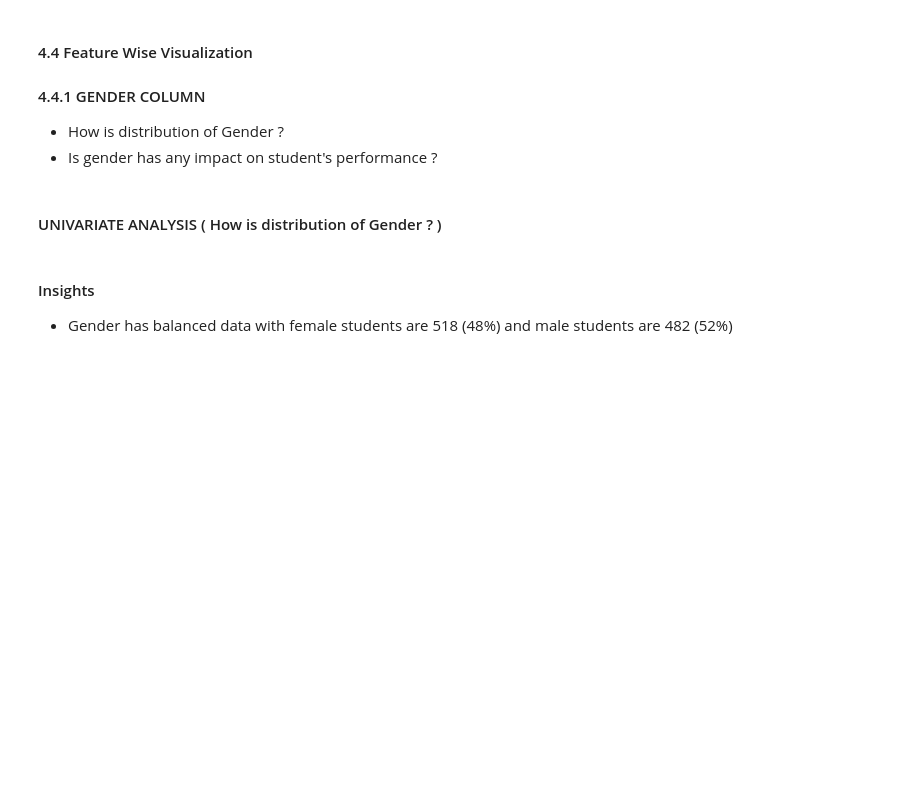
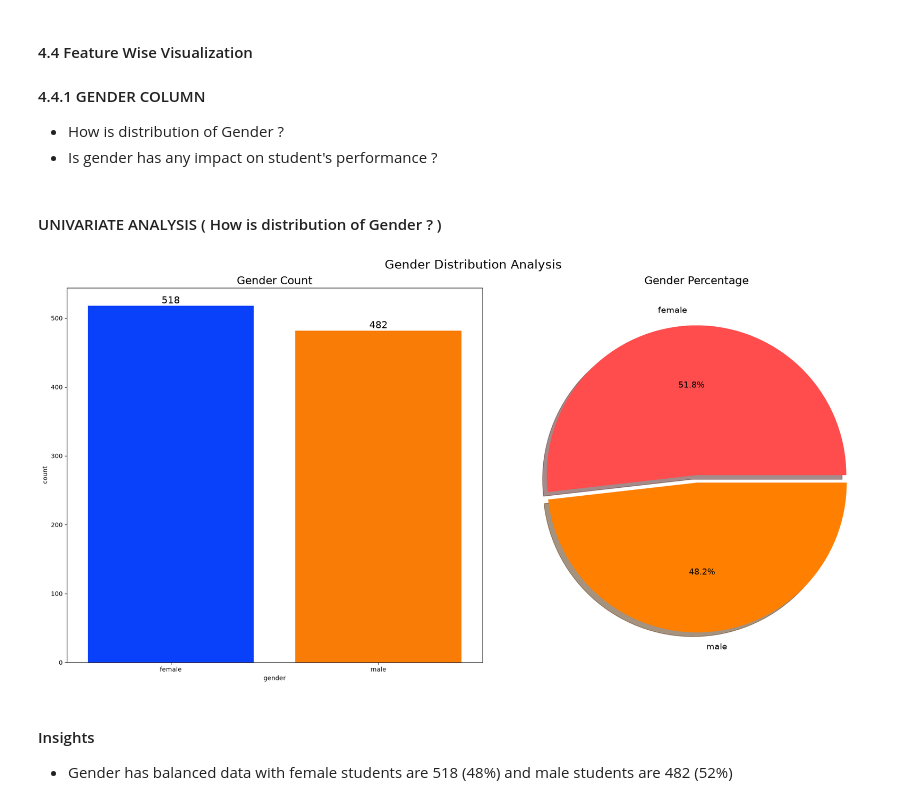
Before and after one commit to fiorellatrigo/mlproject, a Jupyter notebook: notebook/1 . EDA STUDENT PERFORMANCE .ipynb, the cells around one changed output. Cells and saved outputs as stored; diff of their text form; code cells hidden in the pictures; blank space fills up the shorter version.

```diff
--- a/notebook/1 . EDA STUDENT PERFORMANCE .ipynb
+++ b/notebook/1 . EDA STUDENT PERFORMANCE .ipynb
@@ -446,13 +425,32 @@ plt.show()
 # %% [markdown]
 #### UNIVARIATE ANALYSIS ( How is distribution of Gender ? )
 # %%
-f,ax=plt.subplots(1,2,figsize=(20,10))
-sns.countplot(x=df['gender'],data=df,palette ='bright',ax=ax[0],saturation=0.95)
-for container in ax[0].containers:
-    ax[0].bar_label(container,color='black',size=20)
+fig, axs = plt.subplots(1, 2, figsize=(20, 10))
 
-plt.pie(x=df['gender'].value_counts(),labels=['Male','Female'],explode=[0,0.1],autopct='%1.1f%%',shadow=True,colors=['#ff4d4d','#ff8000'])
+# Plot 1: Count plot for gender distribution
+sns.countplot(x='gender', data=df, palette='bright', ax=axs[0], saturation=0.95)
+axs[0].set_title('Gender Count', fontsize=18)
+for container in axs[0].containers:
+    axs[0].bar_label(container, color='black', size=16)
+
+# Plot 2: Pie chart for gender percentage distribution
+gender_counts = df['gender'].value_counts()
+axs[1].pie(
+    x=gender_counts,
+    labels=gender_counts.index,
+    explode=[0, 0.05],
+    autopct='%1.1f%%',
+    shadow=True,
+    colors=['#ff4d4d', '#ff8000'],
+    textprops={'fontsize': 14}
+)
+axs[1].set_title('Gender Percentage', fontsize=18)
+
+plt.suptitle('Gender Distribution Analysis', fontsize=20)
+plt.tight_layout()
 plt.show()
+# %% [output]
+[figure, added]
 # %% [markdown]
 #### Insights
 - Gender has balanced data with female students are 518 (48%) and male students are 482 (52%)
```
Also changed, not shown: parts of 8 cells of this notebook, 11 other files.
